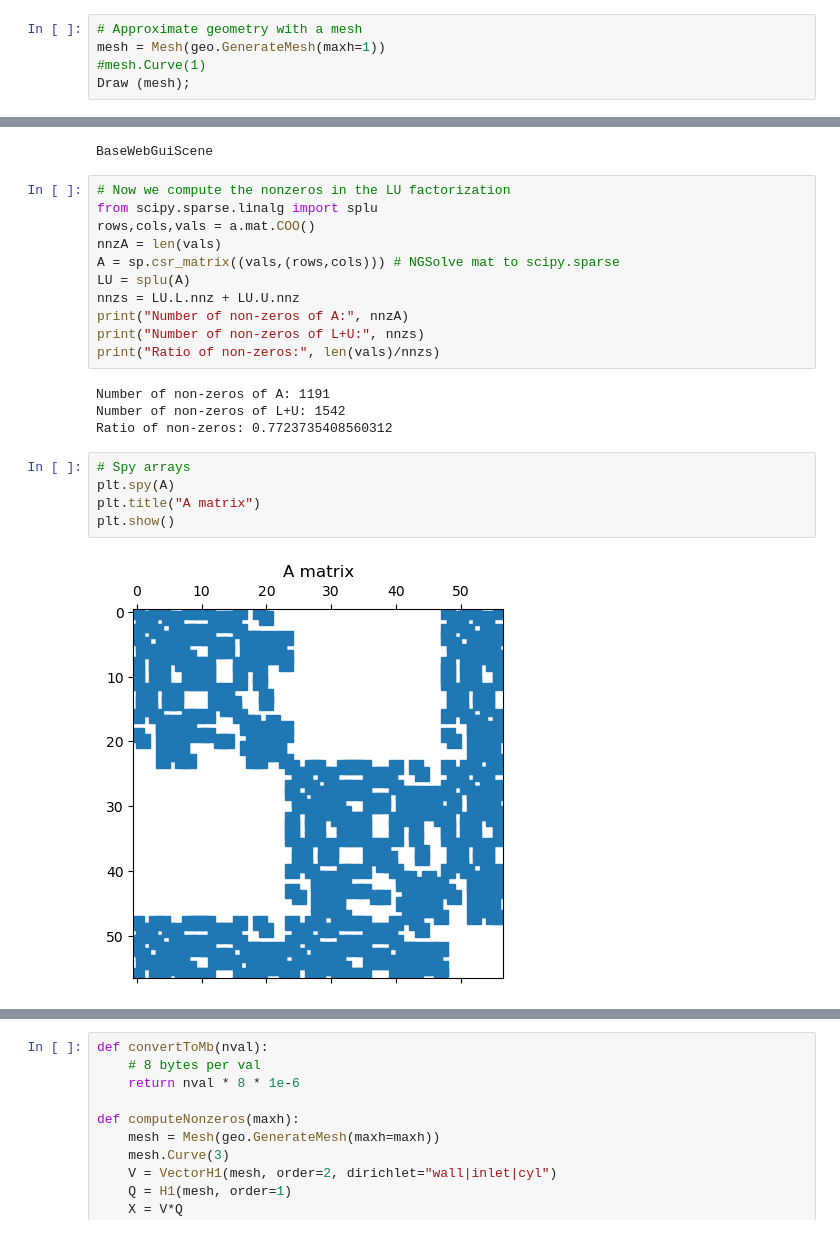
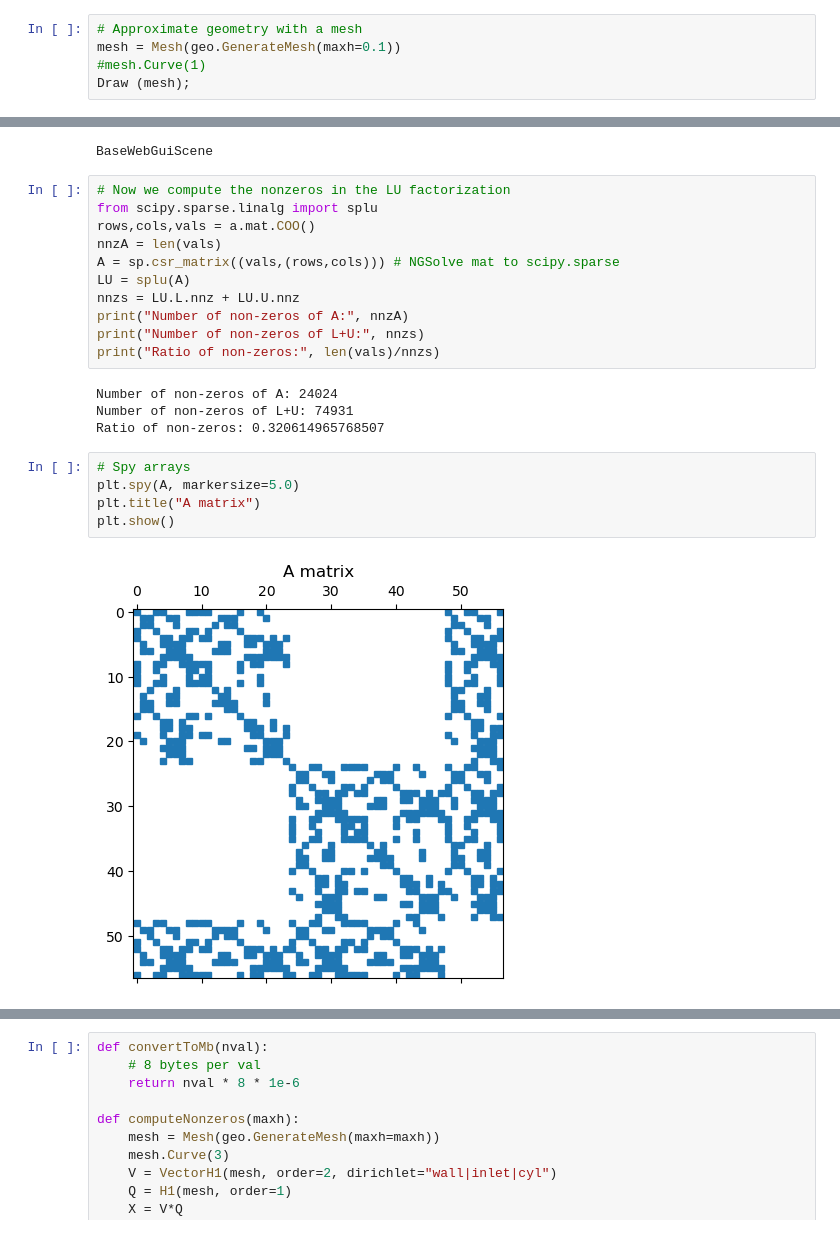
Before and after one commit to ManuelSanchezUribe/EMI2024, a Jupyter notebook: notebooks/01_Intro.ipynb, the cells around one changed output, grey strips where cells are left out. Drawn from its saved outputs; the diff is of its cells as text.

```diff
--- a/notebooks/01_Intro.ipynb
+++ b/notebooks/01_Intro.ipynb
@@ -55,7 +55,7 @@ Draw (shape);
 WebGuiWidget(layout=Layout(height='50vh', width='100%'), value={'ngsolve_version': 'Netgen x.x', 'mesh_dim': 3…
 # %%
 # Approximate geometry with a mesh
-mesh = Mesh(geo.GenerateMesh(maxh=1))
+mesh = Mesh(geo.GenerateMesh(maxh=0.1))
 #mesh.Curve(1)
 Draw (mesh);
 # %% [output]
@@ -101,15 +101,15 @@ print("Number of non-zeros of A:", nnzA)
 print("Number of non-zeros of L+U:", nnzs)
 print("Ratio of non-zeros:", len(vals)/nnzs)
 # %% [output]
-Number of non-zeros of A: 1191
-Number of non-zeros of L+U: 1542
-Ratio of non-zeros: 0.7723735408560312
+Number of non-zeros of A: 24024
+Number of non-zeros of L+U: 74931
+Ratio of non-zeros: 0.320614965768507
 # %%
 # Spy arrays
-plt.spy(A)
+plt.spy(A, markersize=5.0)
 plt.title("A matrix")
 plt.show()
 # %% [output]
-[figure, old version]
+[figure, new version]
 # %%
 plt.subplot(1,2,1)
```
Also changed, not shown: parts of 5 cells of this notebook, 3 other files.
